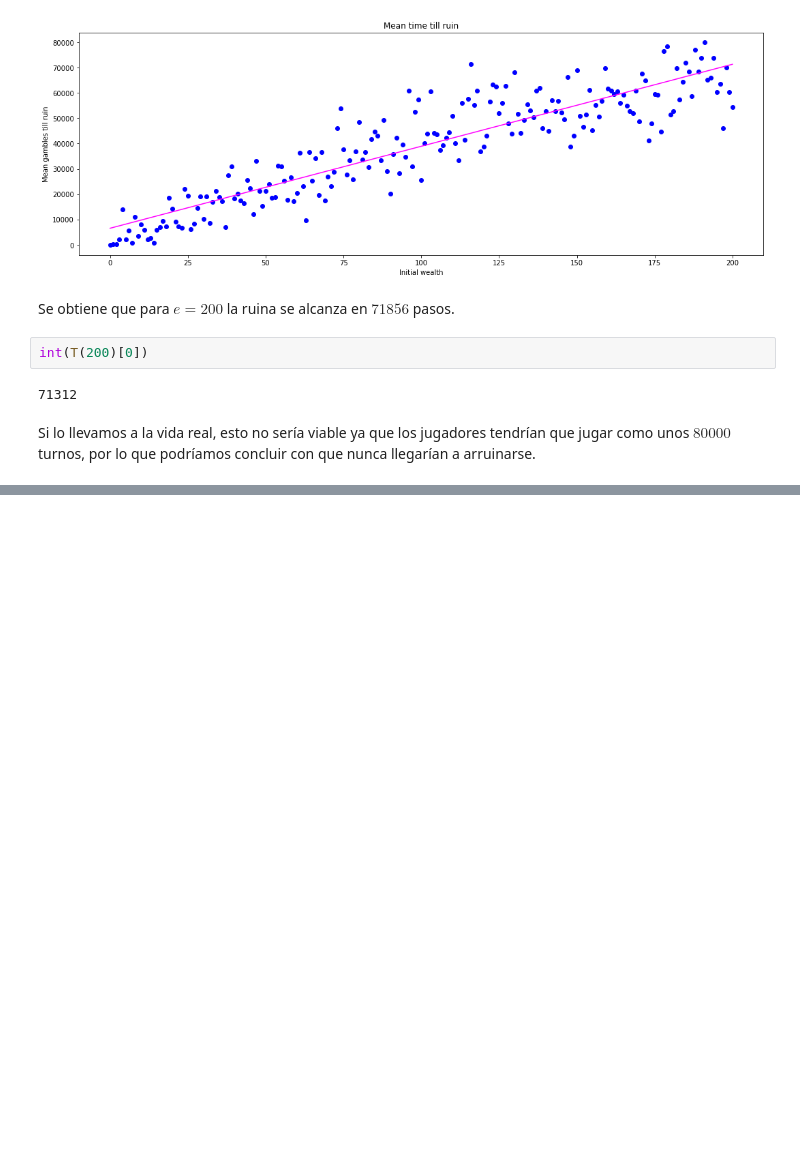
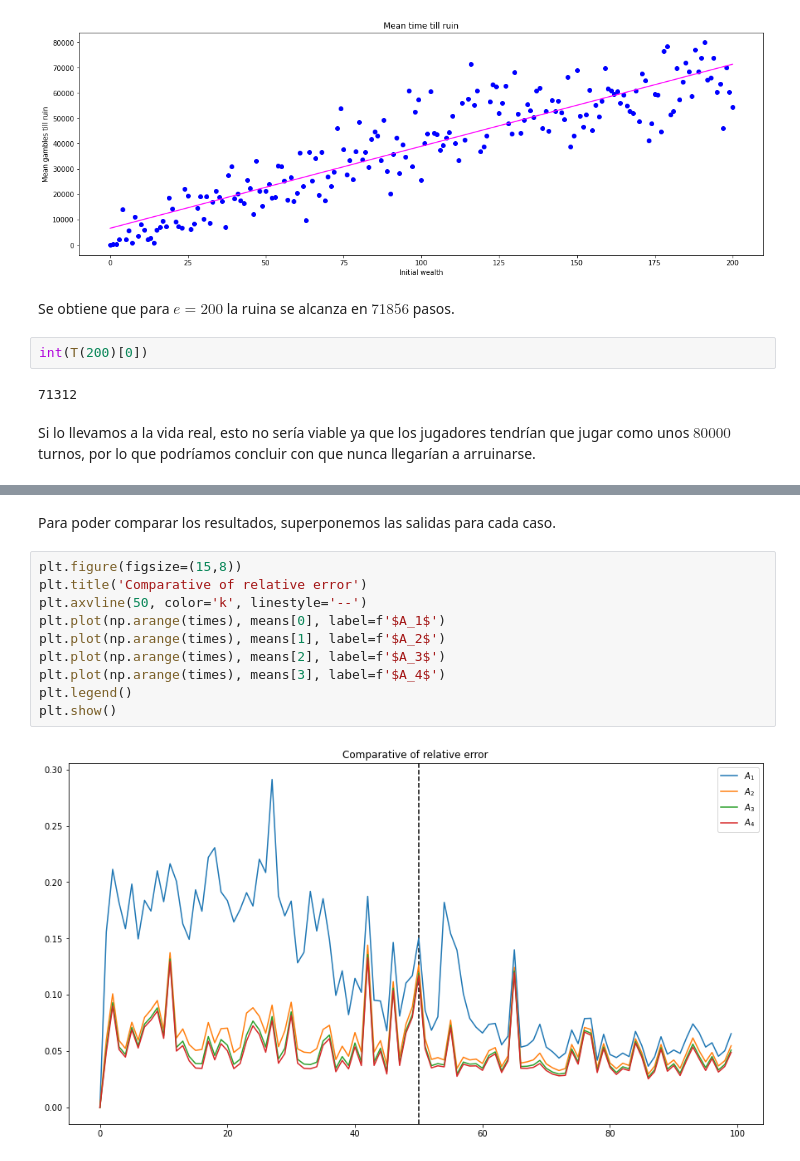
Before and after one commit to glorelvalle/g-mucd, a Jupyter notebook: pe/entrega2/pe_final_discrete_time_valle.ipynb, the cells around one changed output, grey strips where cells are left out. Drawn from its saved outputs; the diff is of its cells as text; blank space fills up the shorter version.

```diff
--- a/pe/entrega2/pe_final_discrete_time_valle.ipynb
+++ b/pe/entrega2/pe_final_discrete_time_valle.ipynb
@@ -407,0 +416,14 @@ plt.show()
+# %% [markdown]
+Para poder comparar los resultados, superponemos las salidas para cada caso.
+# %%
+plt.figure(figsize=(15,8))
+plt.title('Comparative of relative error')
+plt.axvline(50, color='k', linestyle='--')
+plt.plot(np.arange(times), means[0], label=f'$A_1$')
+plt.plot(np.arange(times), means[1], label=f'$A_2$')
+plt.plot(np.arange(times), means[2], label=f'$A_3$')
+plt.plot(np.arange(times), means[3], label=f'$A_4$')
+plt.legend()
+plt.show()
+# %% [output]
+[figure, added]
```
Also changed, not shown: parts of 6 cells of this notebook.
